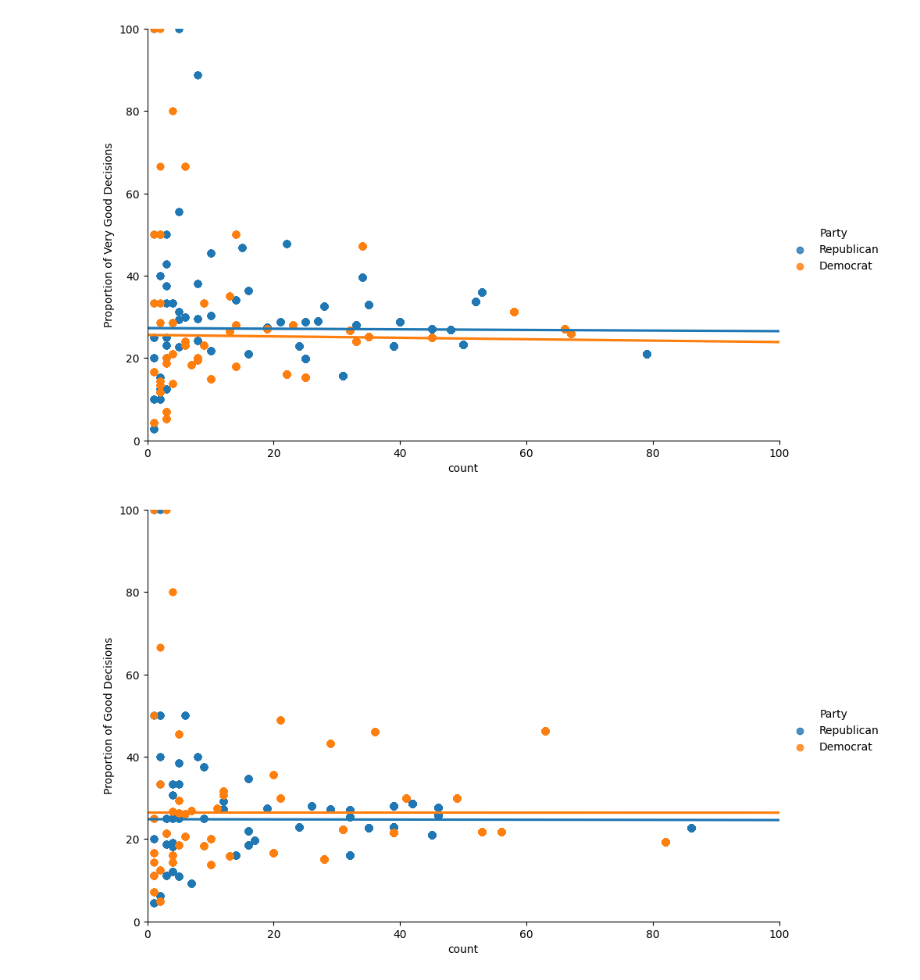
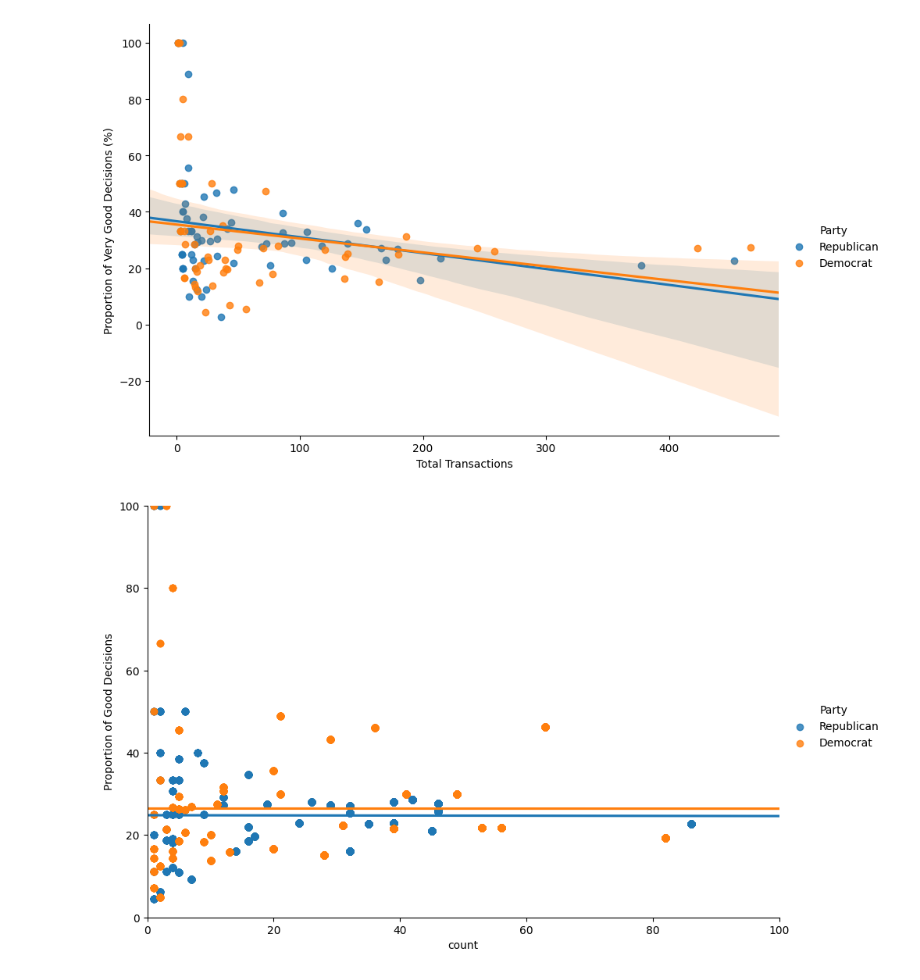
Before and after one commit to maxdokukin/Politician-Trades, a Jupyter notebook: Analysis/More Prices Analysis.ipynb, the cells around one changed output. Cells and saved outputs as stored; diff of their text form; code cells hidden in the pictures.

```diff
--- a/Analysis/More Prices Analysis.ipynb
+++ b/Analysis/More Prices Analysis.ipynb
@@ -32,13 +19,0 @@ df.drop(df[df['Party'] == 'Other'].index, inplace=True)
-# %%
-def market_figure(row):
-    if row.pd_avg <= 0 and row.fd_avg <= 0:
-        return 'CTS_DOWN'
-    elif row.pd_avg >= 0 and row.fd_avg >= 0:
-        return 'CTS_UP'
-    elif row.pd_avg > 0 and row.fd_avg < 0:
-        return 'PEAK'
-    elif row.pd_avg < 0 and row.fd_avg > 0:
-        return 'DIP'
-
-df['market_figure'] = df.apply(market_figure, axis=1)
-df['market_figure'].value_counts()
@@ -98,0 +20,12 @@ palt
+# %%
+# global vars
+party_colors = {
+        'Democrat': '#0015BC',
+        'Republican': '#DE0100',
+        'Other': '#777777',
+    }
+
+info_by_name = df[['Politician Name', 'Party', 'Chamber', 'State']].drop_duplicates()
+info_by_name = info_by_name.merge(df.groupby('Politician Name').size().reset_index(name='Total Transactions'), on="Politician Name")
+# info_by_name = info_by_name.merge(trades.groupby('Politician Name').size().reset_index(name='Total Trade Cycles'), on="Politician Name")
+info_by_name
@@ -98,0 +46,5 @@ palt
+# %%
+politician_decisions = df.groupby('Politician Name')['transaction_eval'].value_counts().reset_index(name='Decision Counts')
+politician_decisions = politician_decisions.merge(info_by_name, on = 'Politician Name')
+politician_decisions['Proportion of Decision'] = politician_decisions['Decision Counts'] / politician_decisions['Total Transactions'] * 100
+politician_decisions.head(8)
@@ -99,16 +61,19 @@ palt
 # %%
-plot_data = palt[palt['transaction_eval'] == 'Very Good Decision'].sort_values('proportion', ascending=False)
-plot_data = plot_data[plot_data['count'] < 500]
+import seaborn as sns
+import matplotlib.pyplot as plt
+
+plot_data = politician_decisions[politician_decisions['transaction_eval'] == 'Very Good Decision'].sort_values('Proportion of Decision', ascending=False)
+plot_data = plot_data[plot_data['Total Transactions'] < 500]
 
 # sns.lmplot(data=plot_data, x='count', y='proportion', hue='Party', order=4, truncate=False, height=6, aspect=1.5)
-sns.lmplot(data=plot_data, x='count', y='proportion', hue='Party', order=1, truncate=False, height=6, aspect=1.5)
+sns.lmplot(data=plot_data, x='Total Transactions', y='Proportion of Decision', hue='Party', order=1, truncate=False, height=6, aspect=1.5)
 
-plt.xlim(0, 100)
-plt.ylim(0, 100)
-plt.ylabel('Proportion of Very Good Decisions')
+# plt.xlim(0, 100)
+# plt.ylim(0, 100)
+plt.ylabel('Proportion of Very Good Decisions (%)')
 plt.show()
 # %% [output]
-[figure, old version]
+[figure, new version]
 # %%
 plot_data = palt[palt['transaction_eval'] == 'Good Decision'].sort_values('proportion', ascending=False)
 sns.lmplot(data=plot_data, x='count', y='proportion', hue='Party', truncate=False, height=6, aspect=1.5)
```
Also changed, not shown: parts of 8 cells of this notebook, 3 other files.
